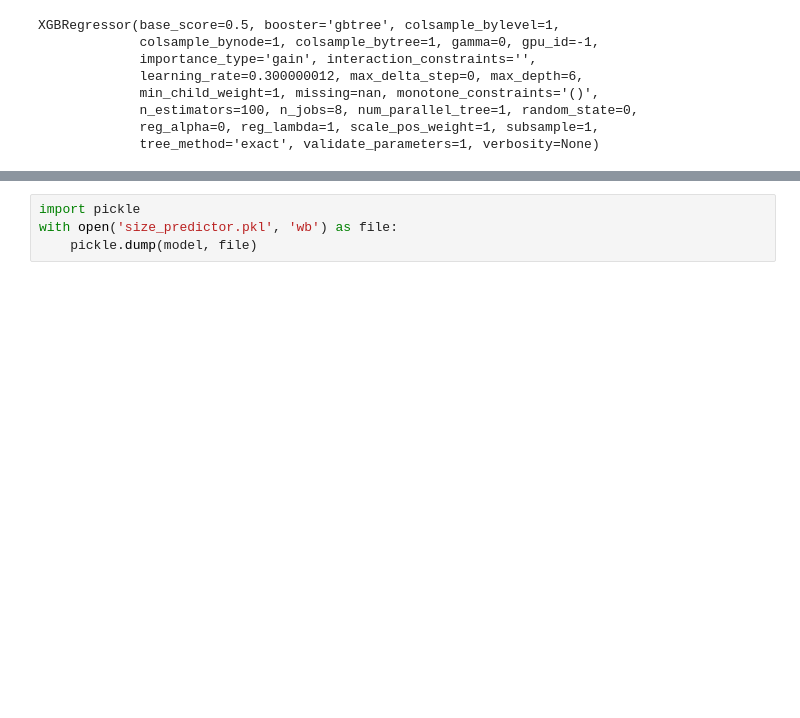
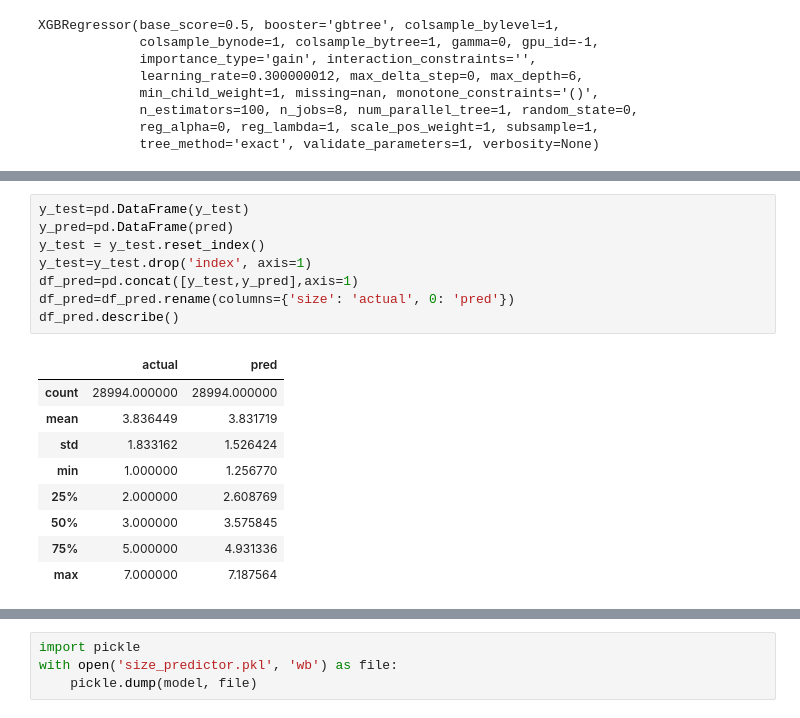
Before and after one commit to nyz98/size_predict_webapp, a Jupyter notebook: model/train_model.ipynb, the cells around one changed output, grey strips where cells are left out. Saved outputs shown, nothing was run; the diff lists cells and outputs as text; blank space fills up the shorter version.

```diff
--- a/model/train_model.ipynb
+++ b/model/train_model.ipynb
@@ -155,3 +162,21 @@ print(f'EVS score: {explained_variance_score(y_true=y_test, y_pred=pred):.2f}')
 R^2 score: 0.71
 MAE score: 0.75
 EVS score: 0.71
+# %%
+y_test=pd.DataFrame(y_test)
+y_pred=pd.DataFrame(pred)
+y_test = y_test.reset_index()
+y_test=y_test.drop('index', axis=1)
+df_pred=pd.concat([y_test,y_pred],axis=1)
+df_pred=df_pred.rename(columns={'size': 'actual', 0: 'pred'})
+df_pred.describe()
+# %% [output]
+|  | actual | pred |
+| count | 28994.000000 | 28994.000000 |
+| mean | 3.836449 | 3.831719 |
+| std | 1.833162 | 1.526424 |
+| min | 1.000000 | 1.256770 |
+| 25% | 2.000000 | 2.608769 |
+| 50% | 3.000000 | 3.575845 |
+| 75% | 5.000000 | 4.931336 |
+| max | 7.000000 | 7.187564 |
```
Also changed, not shown: parts of 9 cells of this notebook, 6 other files.
